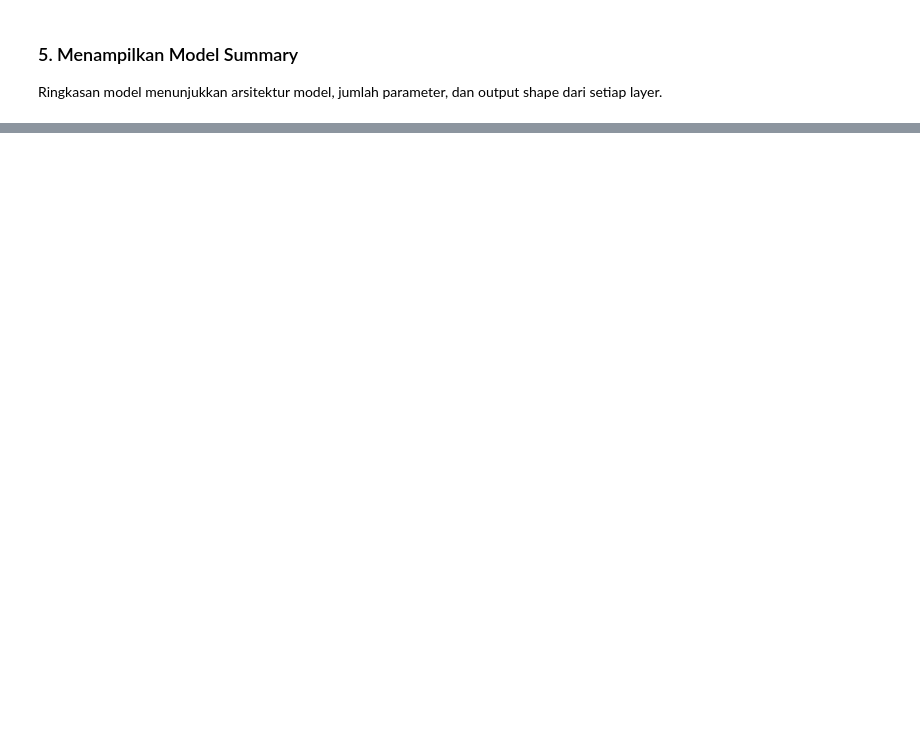
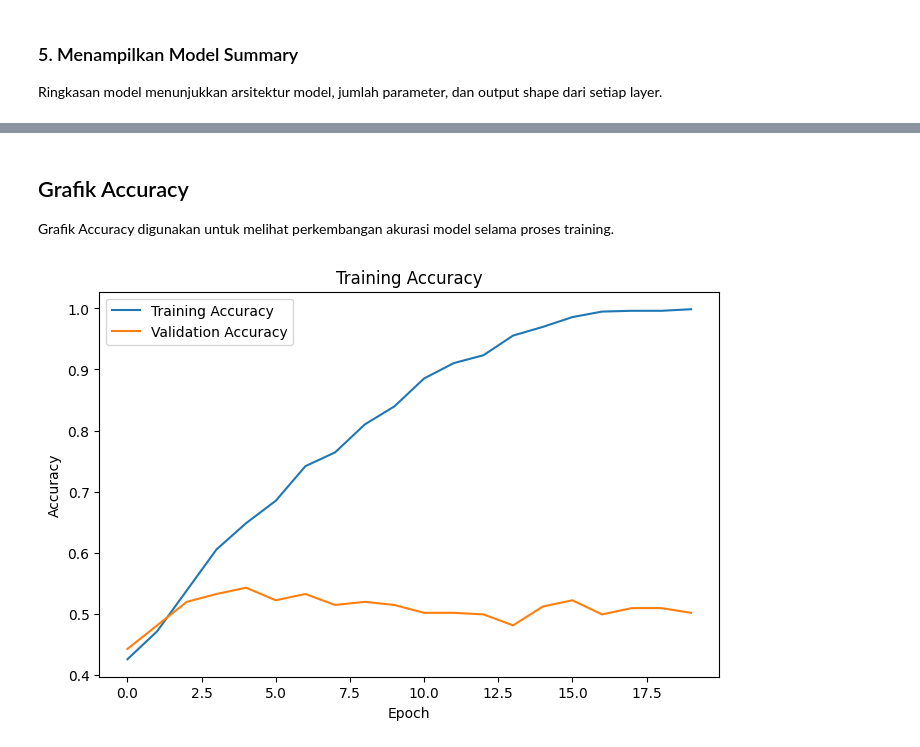
Before and after one commit to laksamanaap/final-assignment-ai-pbl-kelompok-3, a Jupyter notebook: tugas_besar_nn_pbl_kelompok_3.ipynb, the cells around one changed output, grey strips where cells are left out. Saved outputs shown, nothing was run; the diff lists cells and outputs as text; code cells hidden in the pictures; blank space fills up the shorter version.

```diff
--- a/tugas_besar_nn_pbl_kelompok_3.ipynb
+++ b/tugas_besar_nn_pbl_kelompok_3.ipynb
@@ -531,0 +635,22 @@ model.summary()
+# %% [markdown]
+## Grafik Accuracy
+
+Grafik Accuracy digunakan untuk melihat perkembangan akurasi model selama proses training.
+# %%
+plt.figure(figsize=(8,5))
+
+plt.plot(history.history['accuracy'])
+plt.plot(history.history['val_accuracy'])
+
+plt.title('Training Accuracy')
+plt.xlabel('Epoch')
+plt.ylabel('Accuracy')
+
+plt.legend([
+    'Training Accuracy',
+    'Validation Accuracy'
+])
+
+plt.show()
+# %% [output]
+[figure, added]
```
Also changed, not shown: parts of 12 cells of this notebook.
